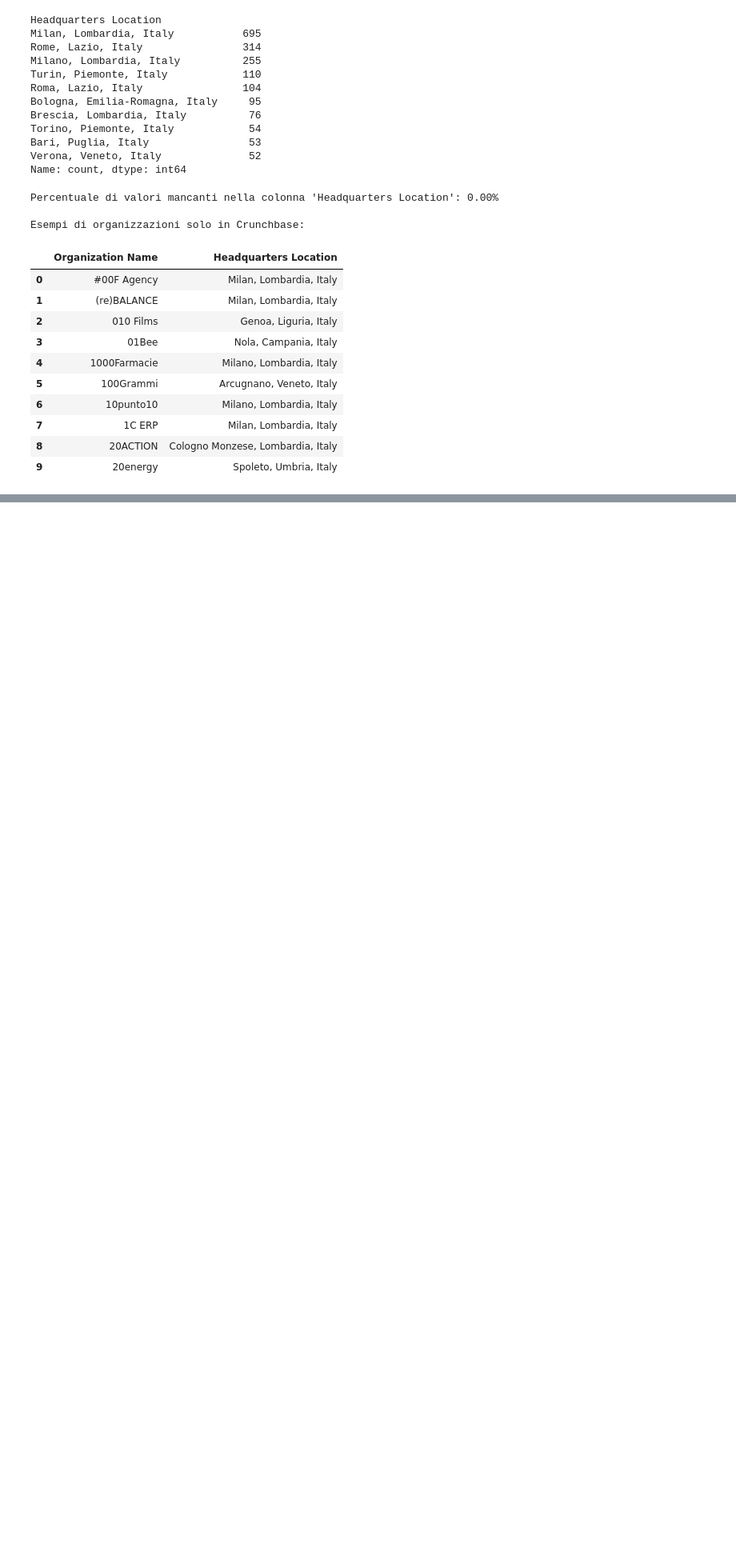
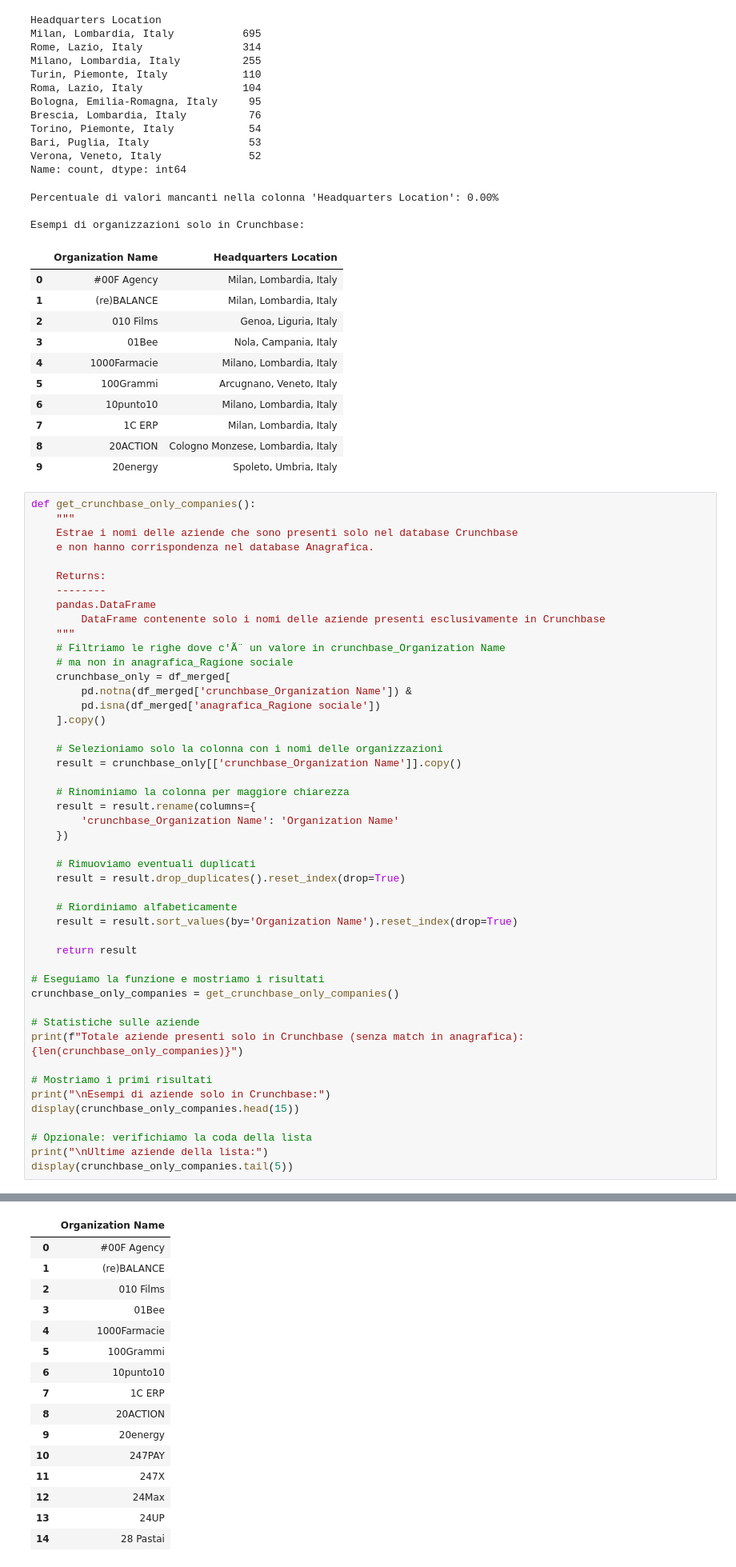
Before and after one commit to lorenzopanero/forecast-italian-firms-success, a Jupyter notebook: definitive_merger.ipynb, the cells around one changed output, grey strips where cells are left out. Shown: that part at 80% size. Cells and saved outputs as stored; diff of their text form; blank space fills up the shorter version.

Commit message:
Update data files and refine notebook execution counts for consistency

```diff
--- a/definitive_merger.ipynb
+++ b/definitive_merger.ipynb
@@ -570,3 +576,51 @@ Esempi di organizzazioni solo in Crunchbase:
 | 7 | 1C ERP | Milan, Lombardia, Italy |
 | 8 | 20ACTION | Cologno Monzese, Lombardia, Italy |
 | 9 | 20energy | Spoleto, Umbria, Italy |
+# %%
+def get_crunchbase_only_companies():
+    """
+    Estrae i nomi delle aziende che sono presenti solo nel database Crunchbase
+    e non hanno corrispondenza nel database Anagrafica.
+
+    Returns:
+    --------
+    pandas.DataFrame
+        DataFrame contenente solo i nomi delle aziende presenti esclusivamente in Crunchbase
+    """
+    # Filtriamo le righe dove c'Ã¨ un valore in crunchbase_Organization Name
+    # ma non in anagrafica_Ragione sociale
+    crunchbase_only = df_merged[
+        pd.notna(df_merged['crunchbase_Organization Name']) &
+        pd.isna(df_merged['anagrafica_Ragione sociale'])
+    ].copy()
+
+    # Selezioniamo solo la colonna con i nomi delle organizzazioni
+    result = crunchbase_only[['crunchbase_Organization Name']].copy()
+
+    # Rinominiamo la colonna per maggiore chiarezza
+    result = result.rename(columns={
+        'crunchbase_Organization Name': 'Organization Name'
+    })
+
+    # Rimuoviamo eventuali duplicati
+    result = result.drop_duplicates().reset_index(drop=True)
+
+    # Riordiniamo alfabeticamente
+    result = result.sort_values(by='Organization Name').reset_index(drop=True)
+
+    return result
+
+# Eseguiamo la funzione e mostriamo i risultati
+crunchbase_only_companies = get_crunchbase_only_companies()
+
+# Statistiche sulle aziende
+print(f"Totale aziende presenti solo in Crunchbase (senza match in anagrafica): {len(crunchbase_only_companies)}")
+
+# Mostriamo i primi risultati
+print("\nEsempi di aziende solo in Crunchbase:")
+display(crunchbase_only_companies.head(15))
+
+# Opzionale: verifichiamo la coda della lista
+print("\nUltime aziende della lista:")
+display(crunchbase_only_companies.tail(5))
+# %% [output]
@@ -572,0 +630,16 @@ Esempi di organizzazioni solo in Crunchbase:
+|  | Organization Name |
+| 0 | #00F Agency |
+| 1 | (re)BALANCE |
+| 2 | 010 Films |
+| 3 | 01Bee |
+| 4 | 1000Farmacie |
+| 5 | 100Grammi |
+| 6 | 10punto10 |
+| 7 | 1C ERP |
+| 8 | 20ACTION |
+| 9 | 20energy |
+| 10 | 247PAY |
+| 11 | 247X |
+| 12 | 24Max |
+| 13 | 24UP |
+| 14 | 28 Pastai |
```
Also changed, not shown: parts of 4 cells of this notebook, 6 other files.
